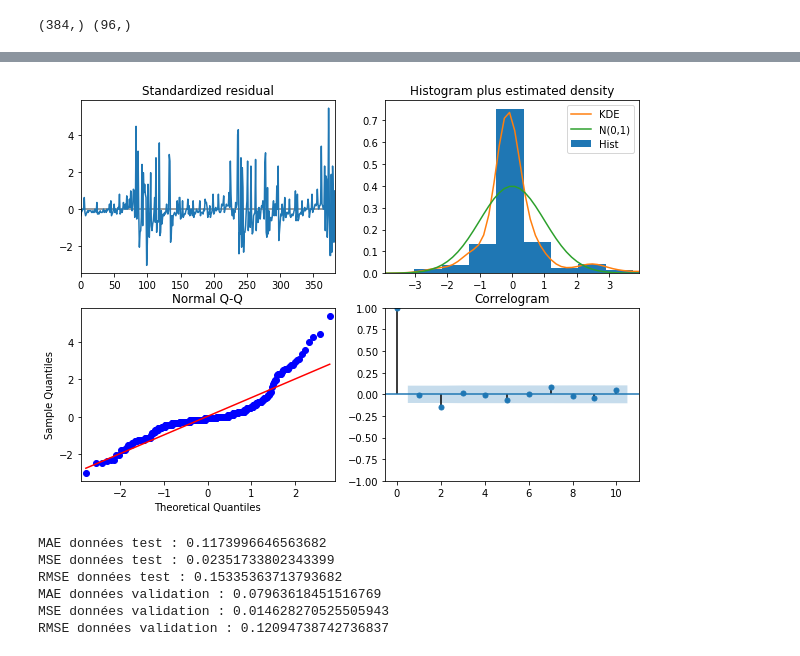
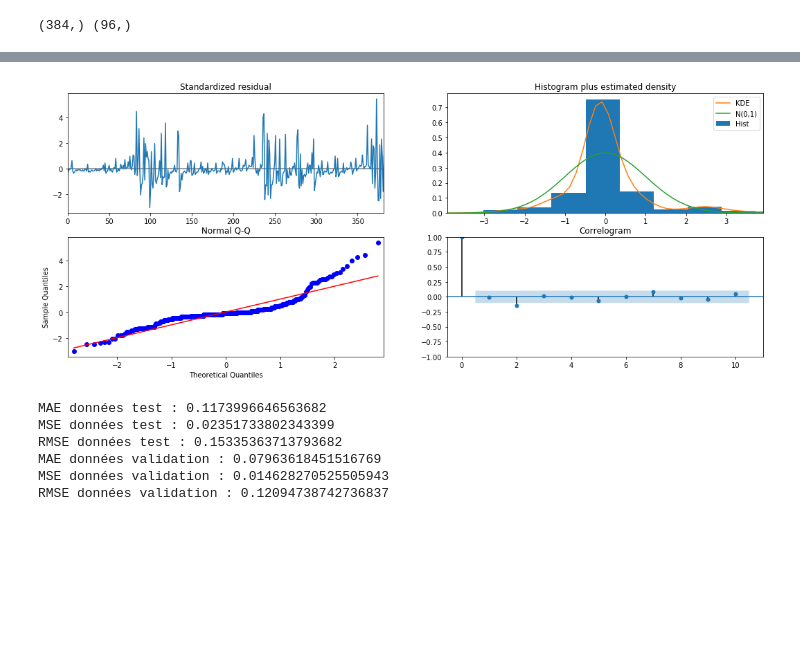
Before and after one commit to bachet1/ProjetUA332U, a Jupyter notebook: explorationDonneesModelisationArima-checkpoint.ipynb, the cells around one changed output, grey strips where cells are left out. Cells and saved outputs as stored; diff of their text form; code cells hidden in the pictures; blank space fills up the shorter version.

```diff
--- a/explorationDonneesModelisationArima-checkpoint.ipynb
+++ b/explorationDonneesModelisationArima-checkpoint.ipynb
@@ -217,15 +233,15 @@ Warnings:
 # %%
 #  SARIMAX(2, 1, 2) avec -559.438
 # Graphique du Diagnostic modèle ARIMA(2,1,2) avec AIC:-55.4
-model2.plot_diagnostics(figsize=(10,7))
+model2.plot_diagnostics(figsize=(18,7))
 plt.show()
 # prise en compte de tous les pics des données
 
 # 4.3.3 : Modèle Retenu: sans saisonnalité(ARIMA(2, 1, 2) avec -559.438)
 
 # 4.3.4 : Ajustement du modèle sur les données d'entrainement
 # %% [output]
-[figure, old version]
+[figure, new version]
 # %%
 model=sm.tsa.ARMA(training, order=(2,1,2)).fit()
 
```
Also changed, not shown: parts of 6 cells of this notebook.
